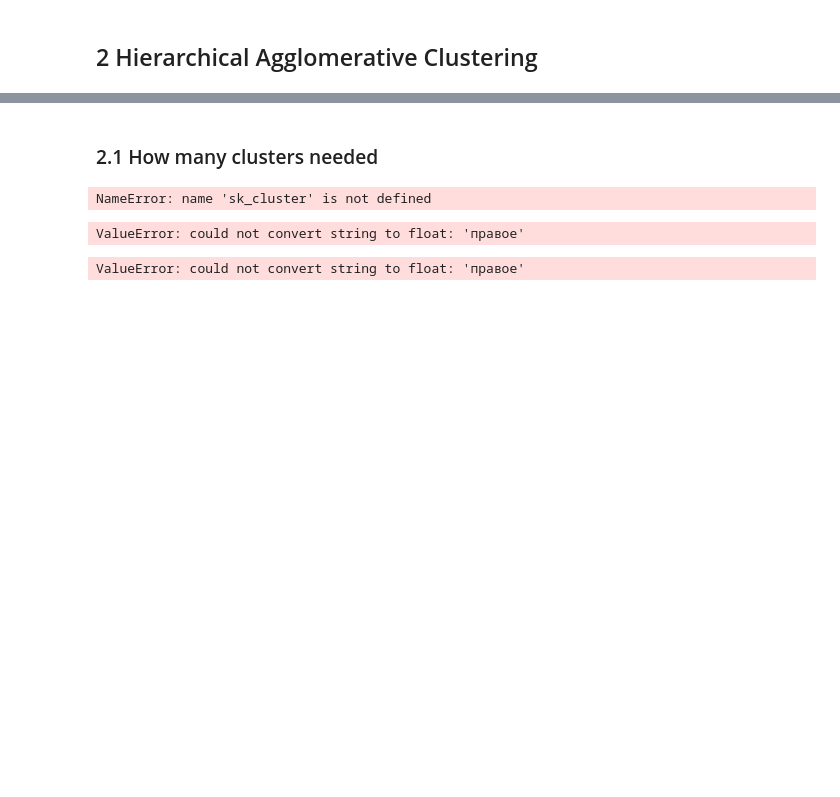
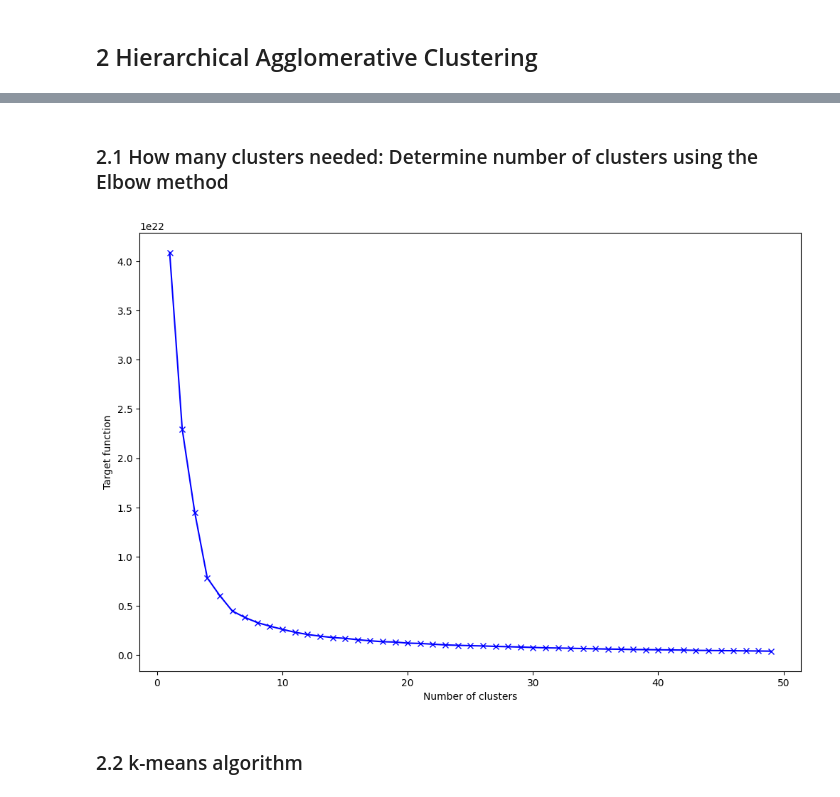
Before and after one commit to ybezginova2016/UL_01_HierarchicalClustering, a Jupyter notebook: main_clustering.ipynb, the cells around one changed output, grey strips where cells are left out. Saved outputs shown, nothing was run; the diff lists cells and outputs as text; code cells hidden in the pictures; blank space fills up the shorter version.

```diff
--- a/main_clustering.ipynb
+++ b/main_clustering.ipynb
@@ -793,39 +839,21 @@ data_final.head(10)
 # %% [markdown]
-### 2.1 How many clusters needed
+### 2.1 How many clusters needed: Determine number of clusters using the Elbow method
-# %%
-################################################################################################
-## Determine number of clusters using the Elbow method
-################################################################################################
-
-cdata = data_final
-K = range(1, 20)
-KM = (sk_cluster.KMeans(n_clusters=k).fit(cdata) for k in K)
-centroids = (k.cluster_centers_ for k in KM)
-
-D_k = (sci_distance.cdist(cdata, cent, 'euclidean') for cent in centroids)
-dist = (np.min(D, axis=1) for D in D_k)
-avgWithinSS = [sum(d) / cdata.shape[0] for d in dist]
-plt.plot(K, avgWithinSS, 'b*-')
-plt.grid(True)
-plt.xlabel('Number of clusters')
-plt.ylabel('Average within-cluster sum of squares')
-plt.title('Elbow for KMeans clustering')
-plt.show()
-# %% [output]
-NameError: name 'sk_cluster' is not defined
-# %%
-# set up the initial algorithm with 3 clusters
-model = KMeans(n_clusters = 3, random_state = 12345)
-model.fit(data_final)
-
-print("Центроиды кластеров:")
-print(model.cluster_centers_)
-# %% [output]
-ValueError: could not convert string to float: 'правое'
-# %%
-inertia = []
-for k in range(1, 8):
-    kmeans = KMeans(n_clusters=k, random_state=1).fit(data_final)
-    inertia.append(np.sqrt(kmeans.inertia_))
-# %% [output]
-ValueError: could not convert string to float: 'правое'
+# %%
+################################################################################################
+## Determine number of clusters using the Elbow method
+################################################################################################
+
+distortion = []
+K = range(1, 50)
+for k in K:
+    model = KMeans(n_clusters=k, random_state=12345)
+    model.fit(data)
+    distortion.append(model.inertia_)
+
+plt.figure(figsize=(12, 8))
+plt.plot(K, distortion, 'bx-')
+plt.xlabel('Number of clusters')
+plt.ylabel('Target function')
+plt.show();
+# %% [output]
+[figure, added]
@@ -831,0 +868,2 @@ ValueError: could not convert string to float: 'правое'
+# %% [markdown]
+### 2.2 k-means algorithm
```
Also changed, not shown: parts of 81 cells of this notebook, 1 other file.
